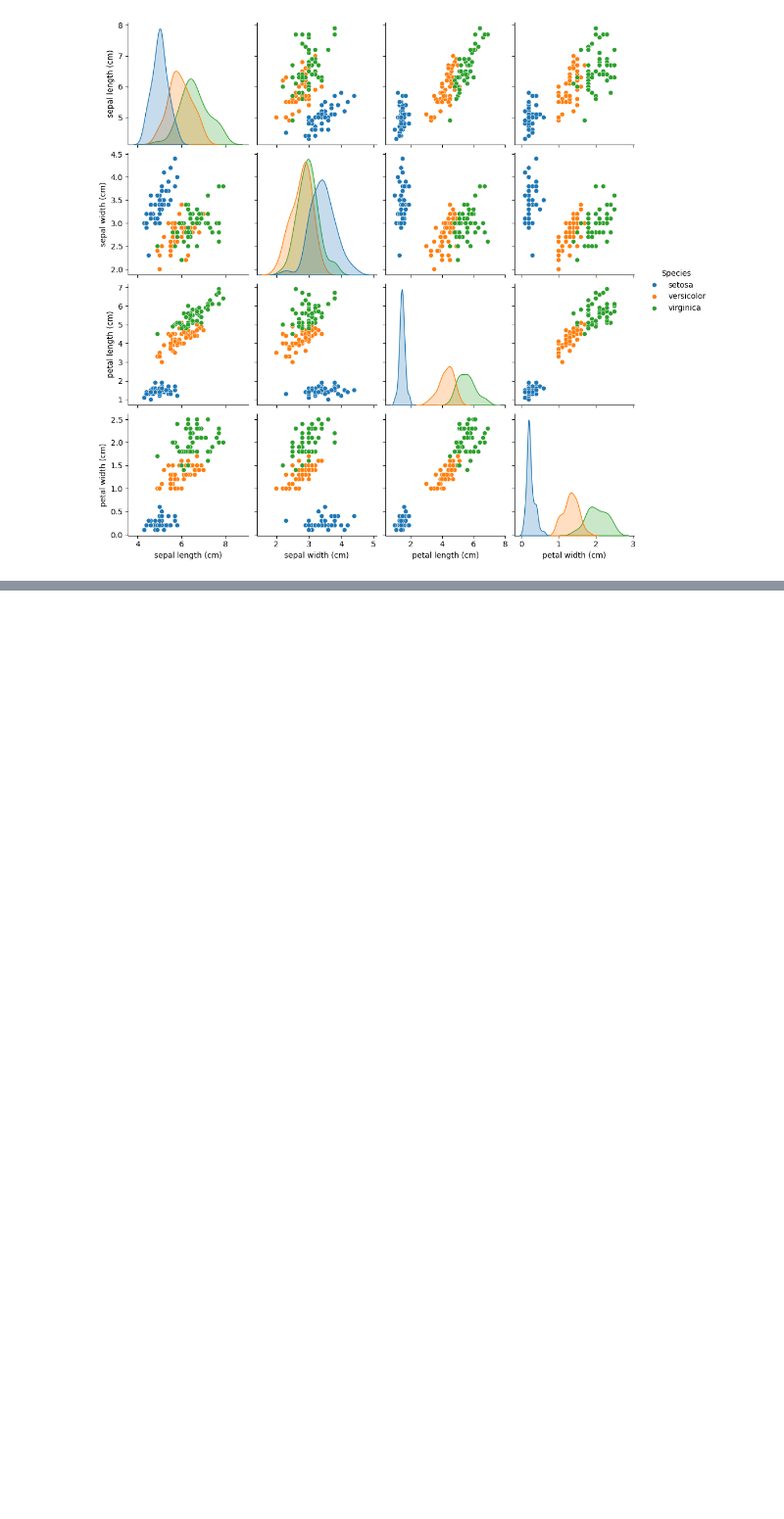
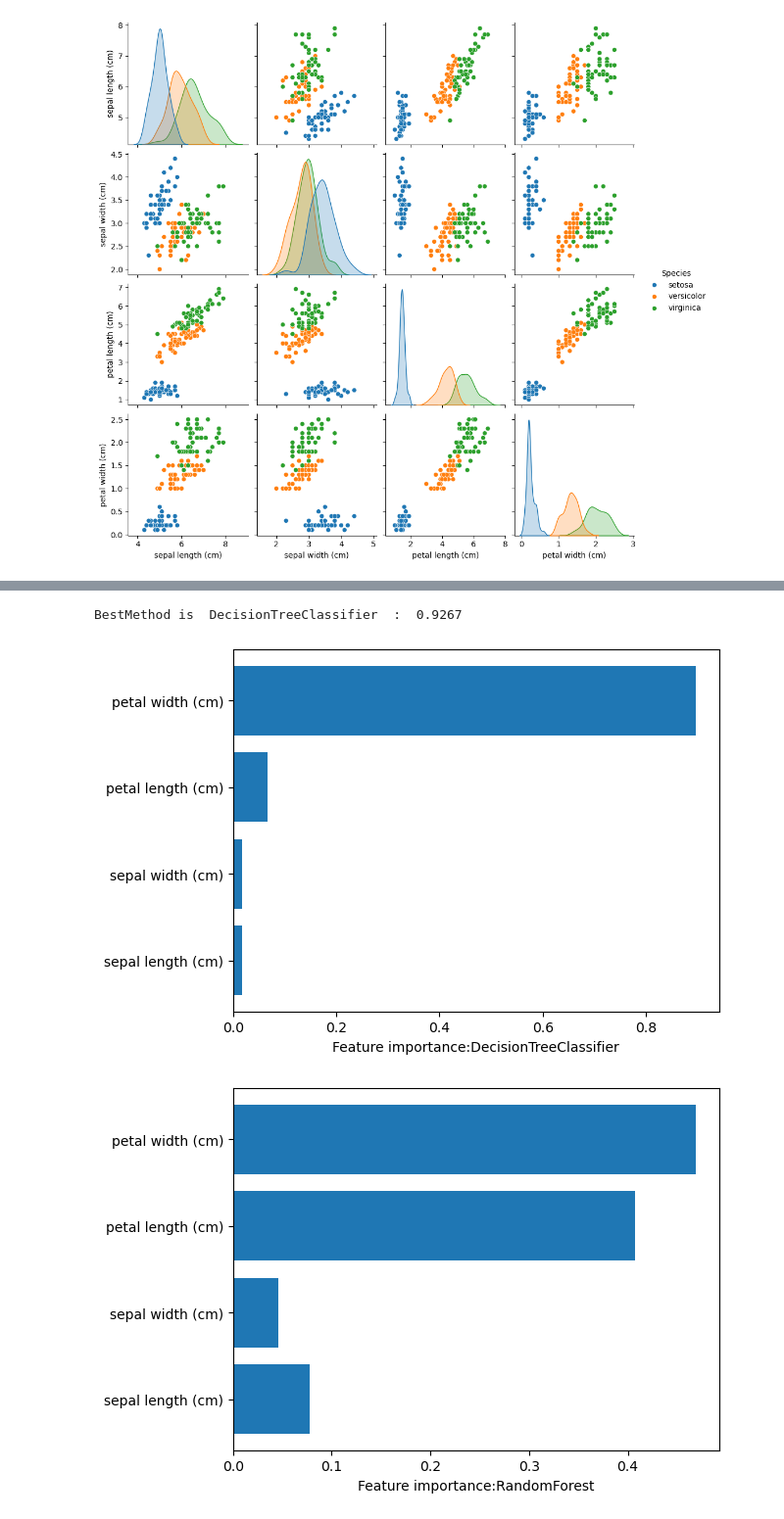
Before and after one commit to adachi0612/iris_work, a Jupyter notebook: analyze_iris_ruito_adachi.ipynb, the cells around one changed output, grey strips where cells are left out. Shown: that part at 98% size. Saved outputs shown, nothing was run; the diff lists cells and outputs as text; code cells hidden in the pictures; blank space fills up the shorter version.

```diff
--- a/analyze_iris_ruito_adachi.ipynb
+++ b/analyze_iris_ruito_adachi.ipynb
@@ -54,0 +97,10 @@ iris.pair_plot(diag_kind="kde")
+# %%
+best_method, best_score = iris.best_supervised()
+print("BestMethod is ", best_method, " : ", "{0:0.4f}".format(best_score))
+# %% [output]
+BestMethod is  DecisionTreeClassifier  :  0.9267
+# %%
+iris.plot_feature_importances_all()
+# %% [output]
+[figure, added]
+[figure, added]
```
Also changed, not shown: parts of 5 cells of this notebook, 5 other files.
